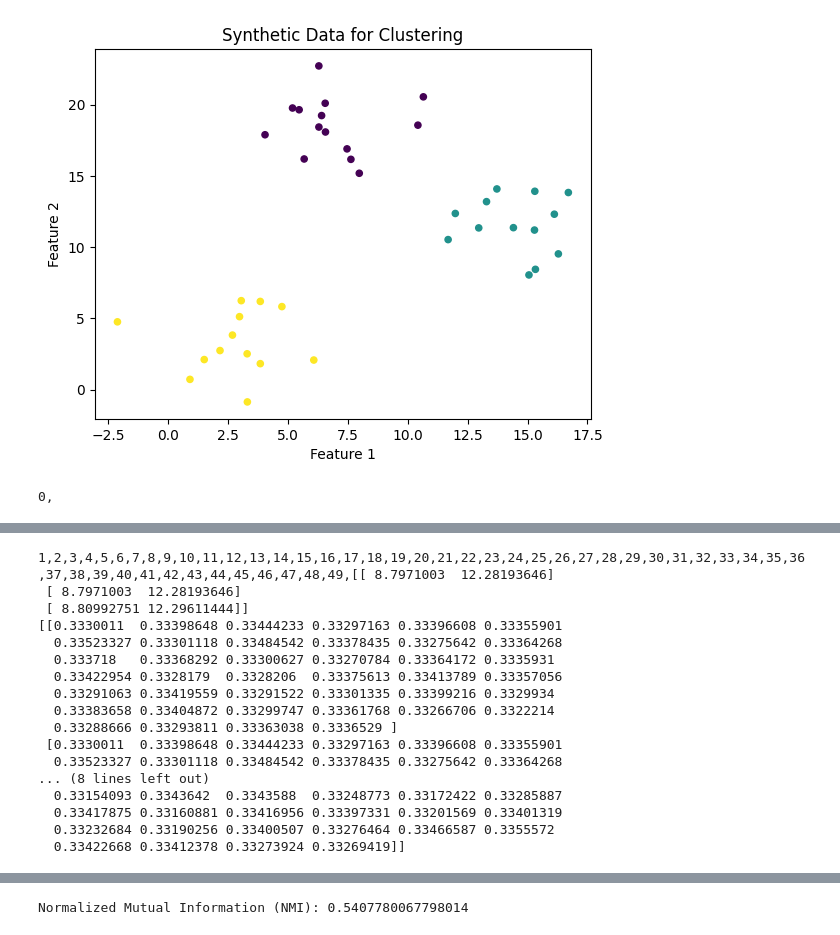
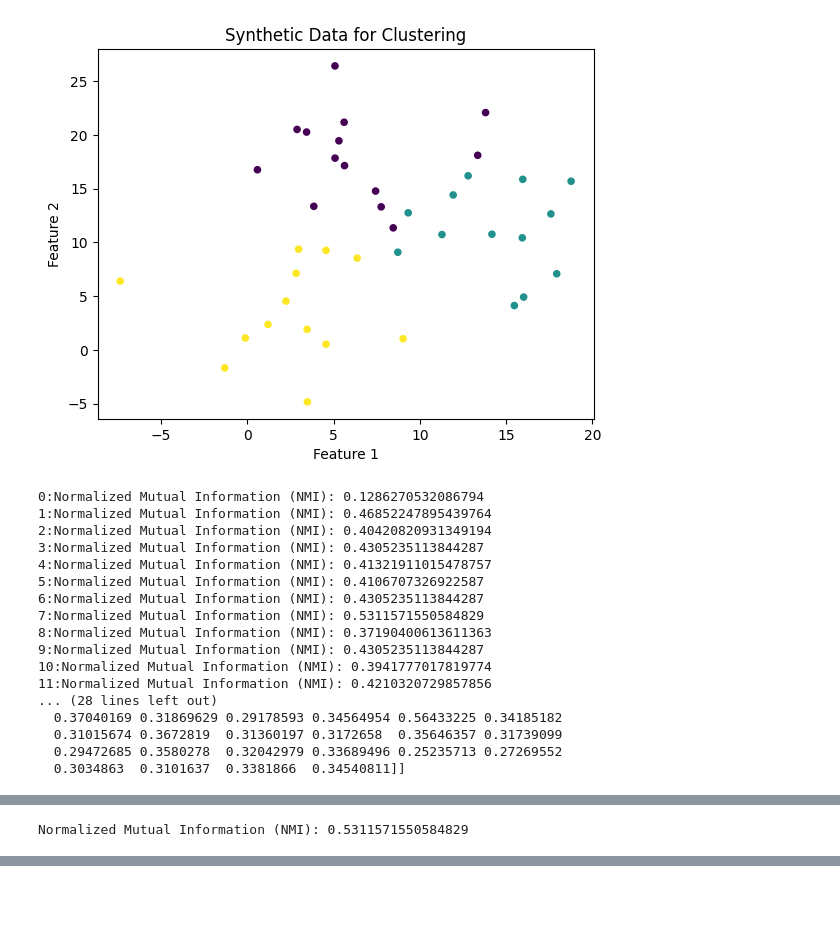
Before and after one commit to goli3148/MachineLearning, a Jupyter notebook: 21_fuzzyCMeansEpsilonInsentivity/main.ipynb, the cells around one changed output, grey strips where cells are left out. Saved outputs shown, nothing was run; the diff lists cells and outputs as text; code cells hidden in the pictures; blank space fills up the shorter version.

Commit message:
Making FCM's DATA‌ like each other

```diff
--- a/21_fuzzyCMeansEpsilonInsentivity/main.ipynb
+++ b/21_fuzzyCMeansEpsilonInsentivity/main.ipynb
@@ -12,10 +14,10 @@ def initial_centroids(num_clusters, num_features):
 # %%
 def epsilon_insensitive_loss(y_true, y_pred, epsilon):
     # Calculate absolute errors
-    errors = np.abs(y_true - y_pred)
+    errors = np.linalg.norm(np.abs(y_true - y_pred))
     # Apply epsilon-insensitive penalty
     loss = np.maximum(0, errors - epsilon)
-    return np.mean(loss)
+    return loss
 # %%
 def update_membership_matrix(data, centroids, num_clusters, epsilon, m):
     # Update the membership matrix
@@ -24,14 +26,14 @@ def update_membership_matrix(data, centroids, num_clusters, epsilon, m):
     for i in range(num_samples):
         denominator = np.sum(epsilon_insensitive_loss(data[i], centroids, epsilon)**(1/(1-m)))
         for k in range(num_clusters):
-            membership_mat[k, i] = (epsilon_insensitive_loss(data[i], centroids[k], epsilon) ** (1/(1-m))) / (denominator + 1e-8)
+            membership_mat[k, i] = (epsilon_insensitive_loss(data[i], centroids[k], epsilon) ** (1/(1-m))) / (denominator + 1e-20)
             if np.isinf(membership_mat[k, i]):
                 membership_mat[k, i] = 1
     membership_mat /= np.sum(membership_mat, axis=0)
     return membership_mat
 # %%
 from scipy.optimize import minimize
-
+import random
 
 EPSILON = .01
 DATA = None
@@ -55,7 +57,9 @@ def constraint(x):
     return sum(a) - sum(b)
 
 def Lambda(num_samples, membership_mat, i_index, m):
-    initial_guess = [0.] * num_samples*2
+    initial_guess_a = [0. for j in range(num_samples)]
+    initial_guess_b = [0. for j in range(num_samples)]
+    initial_guess = np.concatenate((initial_guess_a, initial_guess_b))
     bounds_a = [(0, membership_mat[i_index, j]**m) for j in range(num_samples)]
     bounds_b = [(0, membership_mat[i_index, j]**m) for j in range(num_samples)]
     bounds = np.concatenate((bounds_a, bounds_b))
@@ -84,17 +88,30 @@ def update_centroid(data, num_samples, num_features, num_clusters, centroids, ep
 
     return centroids
 # %%
-def fuzzy_cmeans(data, num_clusters, max_iter, epsilon, m):
+from sklearn.metrics import normalized_mutual_info_score
+
+def fuzzy_cmeans(data, num_clusters, max_iter, epsilon, m, y=None):
+    history_mem, history_cent, history_nmi = [], [], []
     num_samples, num_features = data.shape
     cen_mat = initial_centroids(num_clusters, num_features)
     for _ in range(max_iter):
-        print(_, end=',')
+        print(_, end=':')
         mem_mat = update_membership_matrix(data, cen_mat, num_clusters, epsilon, m)
         cen_mat = update_centroid(data, num_samples, num_features, num_clusters, cen_mat, epsilon, mem_mat, m)
+        if y is not None:
+            max_membership_cluster = np.argmax(mem_mat, axis=0)
+            nmi = normalized_mutual_info_score(y, max_membership_cluster)
+            history_mem.append(mem_mat)
+            history_cent.append(cen_mat)
+            history_nmi.append(nmi)
+            # if nmi > .9:
+            #     return cen_mat, mem_mat
+            print("Normalized Mutual Information (NMI):", nmi)
 
+    max_index = np.argmax(history_nmi)
     print(cen_mat)
     print(mem_mat)
-    return cen_mat, mem_mat
+    return history_cent[max_index], history_mem[max_index]
 # %%
 from sklearn.datasets import make_blobs
 import matplotlib.pyplot as plt
@@ -103,41 +120,57 @@ from sklearn.metrics import normalized_mutual_info_score
 
 
 
-num_clusters=3
+num_clusters = 3
 num_samples = 40
 
 # Generate synthetic data with clusters
-X, y = make_blobs(n_samples=num_samples, centers=num_clusters, cluster_std=2, random_state=42)
+X, y = make_blobs(n_samples=num_samples, centers=num_clusters, cluster_std=4, random_state=42)
 X += 10
 
 
 
 # Visualize the generated data
 plt.scatter(X[:, 0], X[:, 1], c=y, cmap='viridis', s=20)
 plt.title('Synthetic Data for Clustering')
 plt.xlabel('Feature 1')
 plt.ylabel('Feature 2')
 plt.show()
 
 
-centroids ,membership_mat = fuzzy_cmeans(data=X, num_clusters=num_clusters, max_iter=50, epsilon=1, m=2)
+centroids ,membership_mat = fuzzy_cmeans(data=X, num_clusters=num_clusters, max_iter=20, epsilon=1, m=1.1, y=y)
 
 max_membership_cluster = np.argmax(membership_mat, axis=0)
 # Plot data points with colors based on their corresponding centroids
 plt.figure(figsize=(8, 6))
 for i in range(num_clusters):
     cluster_data = X[max_membership_cluster == i]
     plt.scatter(cluster_data[:, 0], cluster_data[:, 1], label=f'Cluster {i}', alpha=0.6)
 plt.scatter(centroids[:, 0], centroids[:, 1], c='red', marker='x', s=100, label='Centroids')
 plt.title('Data Points Colored by Dominant Cluster')
 plt.xlabel('X')
 plt.ylabel('Y')
 plt.legend()
 plt.grid(True)
 plt.show()
 # Assuming 'y' contains the true cluster labels and 'max_membership_cluster' contains the cluster labels assigned by your fuzzy clustering algorithm
 nmi = normalized_mutual_info_score(y, max_membership_cluster)
 print("Normalized Mutual Information (NMI):", nmi)
 # %% [output]
-[figure, old version]
+[figure, new version]
-0,
+0:Normalized Mutual Information (NMI): 0.1286270532086794
+1:Normalized Mutual Information (NMI): 0.46852247895439764
+2:Normalized Mutual Information (NMI): 0.40420820931349194
+3:Normalized Mutual Information (NMI): 0.4305235113844287
+4:Normalized Mutual Information (NMI): 0.41321911015478757
+5:Normalized Mutual Information (NMI): 0.4106707326922587
+6:Normalized Mutual Information (NMI): 0.4305235113844287
+7:Normalized Mutual Information (NMI): 0.5311571550584829
+8:Normalized Mutual Information (NMI): 0.37190400613611363
+9:Normalized Mutual Information (NMI): 0.4305235113844287
+10:Normalized Mutual Information (NMI): 0.3941777017819774
+11:Normalized Mutual Information (NMI): 0.4210320729857856
+... (28 lines left out)
+  0.37040169 0.31869629 0.29178593 0.34564954 0.56433225 0.34185182
+  0.31015674 0.3672819  0.31360197 0.3172658  0.35646357 0.31739099
+  0.29472685 0.3580278  0.32042979 0.33689496 0.25235713 0.27269552
+  0.3034863  0.3101637  0.3381866  0.34540811]]
@@ -144,17 +178 @@ print("Normalized Mutual Information (NMI):", nmi)
-1,2,3,4,5,6,7,8,9,10,11,12,13,14,15,16,17,18,19,20,21,22,23,24,25,26,27,28,29,30,31,32,33,34,35,36,37,38,39,40,41,42,43,44,45,46,47,48,49,[[ 8.7971003  12.28193646]
- [ 8.7971003  12.28193646]
- [ 8.80992751 12.29611444]]
-[[0.3330011  0.33398648 0.33444233 0.33297163 0.33396608 0.33355901
-  0.33523327 0.33301118 0.33484542 0.33378435 0.33275642 0.33364268
-  0.333718   0.33368292 0.33300627 0.33270784 0.33364172 0.3335931
-  0.33422954 0.3328179  0.3328206  0.33375613 0.33413789 0.33357056
-  0.33291063 0.33419559 0.33291522 0.33301335 0.33399216 0.3329934
-  0.33383658 0.33404872 0.33299747 0.33361768 0.33266706 0.3322214
-  0.33288666 0.33293811 0.33363038 0.3336529 ]
- [0.3330011  0.33398648 0.33444233 0.33297163 0.33396608 0.33355901
-  0.33523327 0.33301118 0.33484542 0.33378435 0.33275642 0.33364268
-... (8 lines left out)
-  0.33154093 0.3343642  0.3343588  0.33248773 0.33172422 0.33285887
-  0.33417875 0.33160881 0.33416956 0.33397331 0.33201569 0.33401319
-  0.33232684 0.33190256 0.33400507 0.33276464 0.33466587 0.3355572
-  0.33422668 0.33412378 0.33273924 0.33269419]]
+Normalized Mutual Information (NMI): 0.5311571550584829
@@ -162 +178,0 @@ print("Normalized Mutual Information (NMI):", nmi)
-Normalized Mutual Information (NMI): 0.5407780067798014
```
Also changed, not shown: parts of 2 cells of this notebook, 2 other files.
